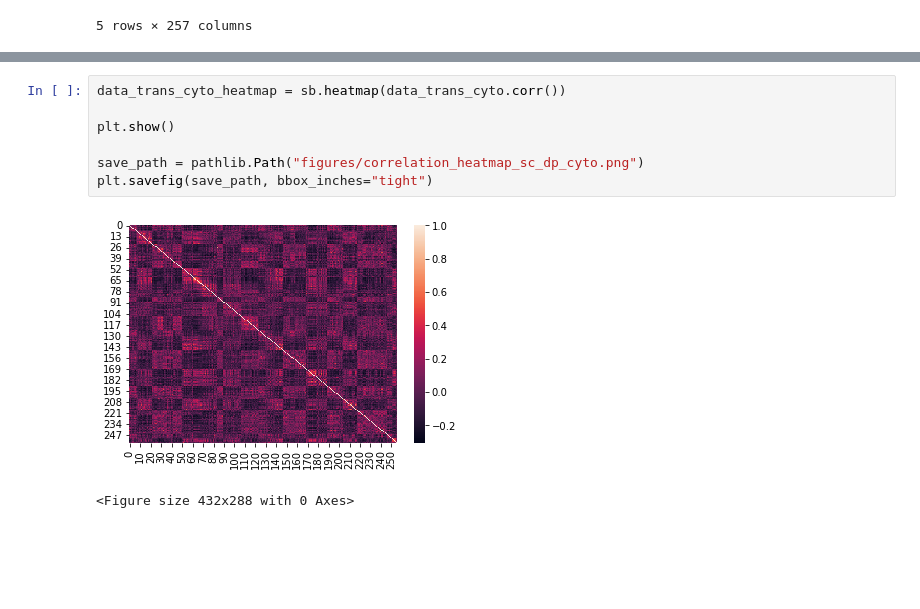
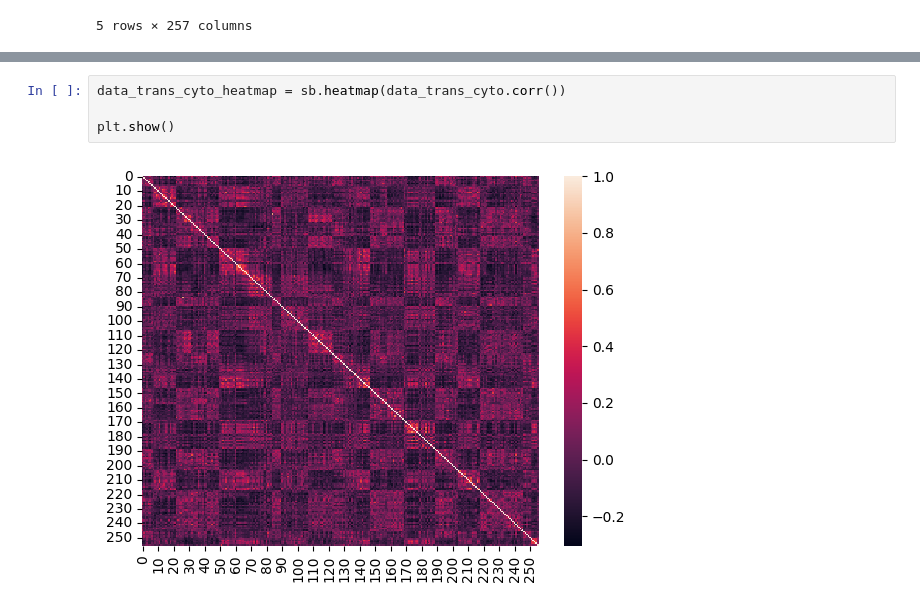
Before and after one commit to WayScience/Benchmarking_NF1_data, a Jupyter notebook: 5_analyze_data/notebooks/Heatmap_analysis/nf1_heatmap.ipynb, the cells around one changed output, grey strips where cells are left out. Drawn from its saved outputs; the diff is of its cells as text; blank space fills up the shorter version.

```diff
--- a/5_analyze_data/notebooks/Heatmap_analysis/nf1_heatmap.ipynb
+++ b/5_analyze_data/notebooks/Heatmap_analysis/nf1_heatmap.ipynb
@@ -172,13 +168,9 @@ plt.savefig(save_path, bbox_inches="tight")
 # %%
 data_trans_cyto_heatmap = sb.heatmap(data_trans_cyto.corr())
 
 plt.show()
-
-save_path = pathlib.Path("figures/correlation_heatmap_sc_dp_cyto.png")
-plt.savefig(save_path, bbox_inches="tight")
 # %% [output]
-[figure, old version]
+[figure, new version]
-<Figure size 432x288 with 0 Axes>
 # %%
 sb.clustermap(data_trans_nuc.corr(),
             cmap='RdBu_r',
```
Also changed, not shown: parts of 4 cells of this notebook, 7 other files.
